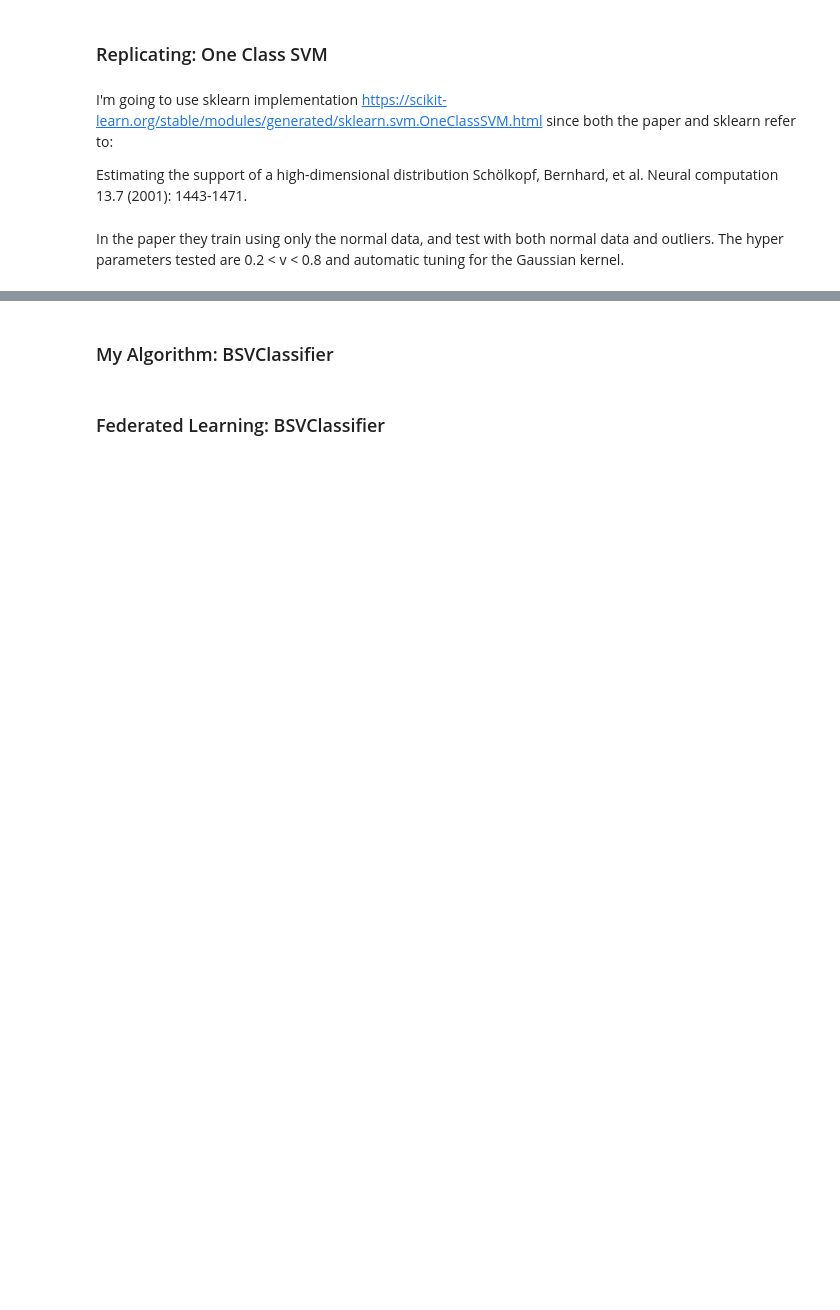
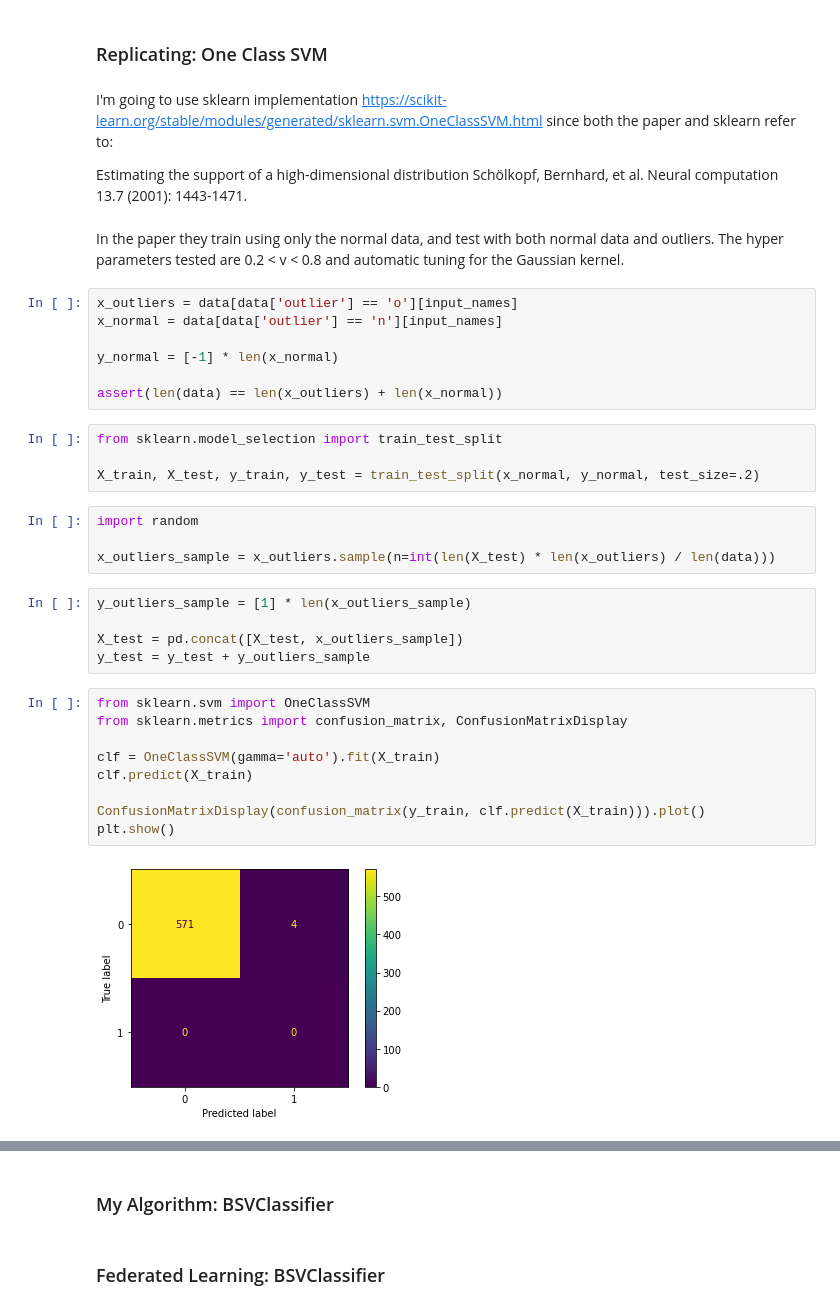
Before and after one commit to MaxFrax/FederatedLearningOutlierDetection, a Jupyter notebook: jupyter/Evaluation.ipynb, the cells around one changed output, grey strips where cells are left out. Drawn from its saved outputs; the diff is of its cells as text; blank space fills up the shorter version.

```diff
--- a/jupyter/Evaluation.ipynb
+++ b/jupyter/Evaluation.ipynb
@@ -92,3 +102,34 @@ Estimating the support of a high-dimensional distribution Schölkopf, Bernhard,
 # %% [markdown]
 In the paper they train using only the normal data, and test with both normal data and outliers.
 The hyper parameters tested are 0.2 < v < 0.8 and automatic tuning for the Gaussian kernel.
+# %%
+x_outliers = data[data['outlier'] == 'o'][input_names]
+x_normal = data[data['outlier'] == 'n'][input_names]
+
+y_normal = [-1] * len(x_normal)
+
+assert(len(data) == len(x_outliers) + len(x_normal))
+# %%
+from sklearn.model_selection import train_test_split
+
+X_train, X_test, y_train, y_test = train_test_split(x_normal, y_normal, test_size=.2)
+# %%
+import random
+
+x_outliers_sample = x_outliers.sample(n=int(len(X_test) * len(x_outliers) / len(data)))
+# %%
+y_outliers_sample = [1] * len(x_outliers_sample)
+
+X_test = pd.concat([X_test, x_outliers_sample])
+y_test = y_test + y_outliers_sample
+# %%
+from sklearn.svm import OneClassSVM
+from sklearn.metrics import confusion_matrix, ConfusionMatrixDisplay
+
+clf = OneClassSVM(gamma='auto').fit(X_train)
+clf.predict(X_train)
+
+ConfusionMatrixDisplay(confusion_matrix(y_train, clf.predict(X_train))).plot()
+plt.show()
+# %% [output]
+[figure, added]
```
Also changed, not shown: parts of 7 cells of this notebook.
